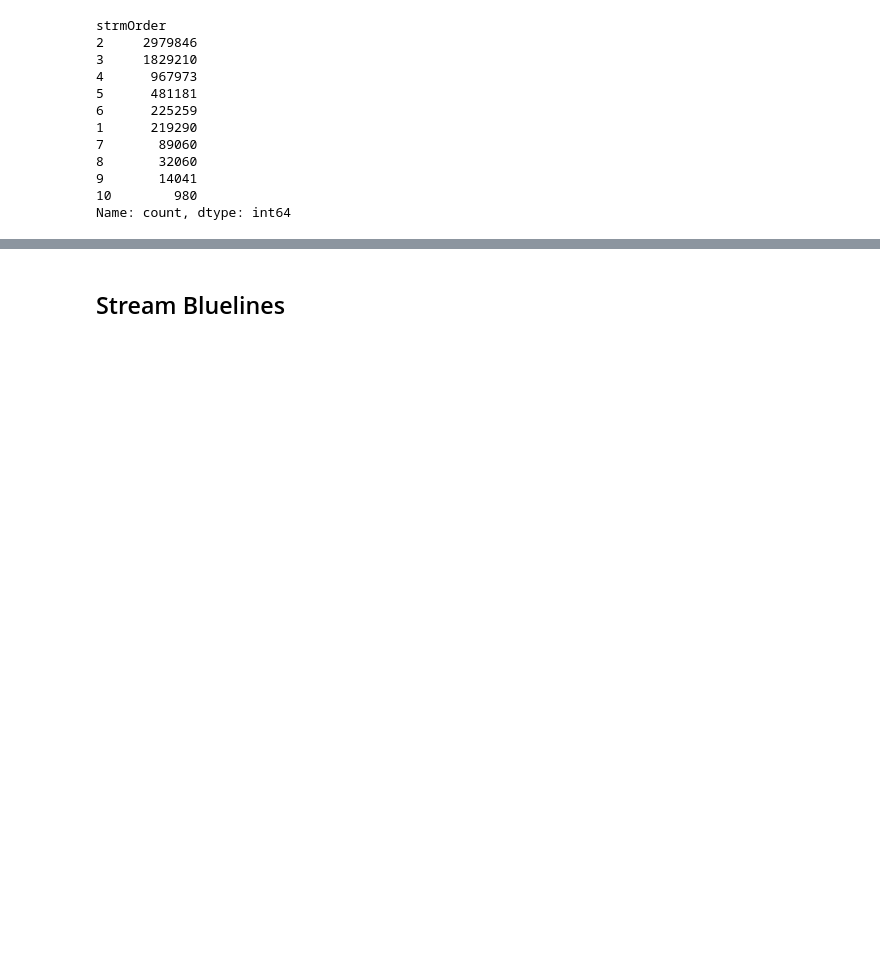
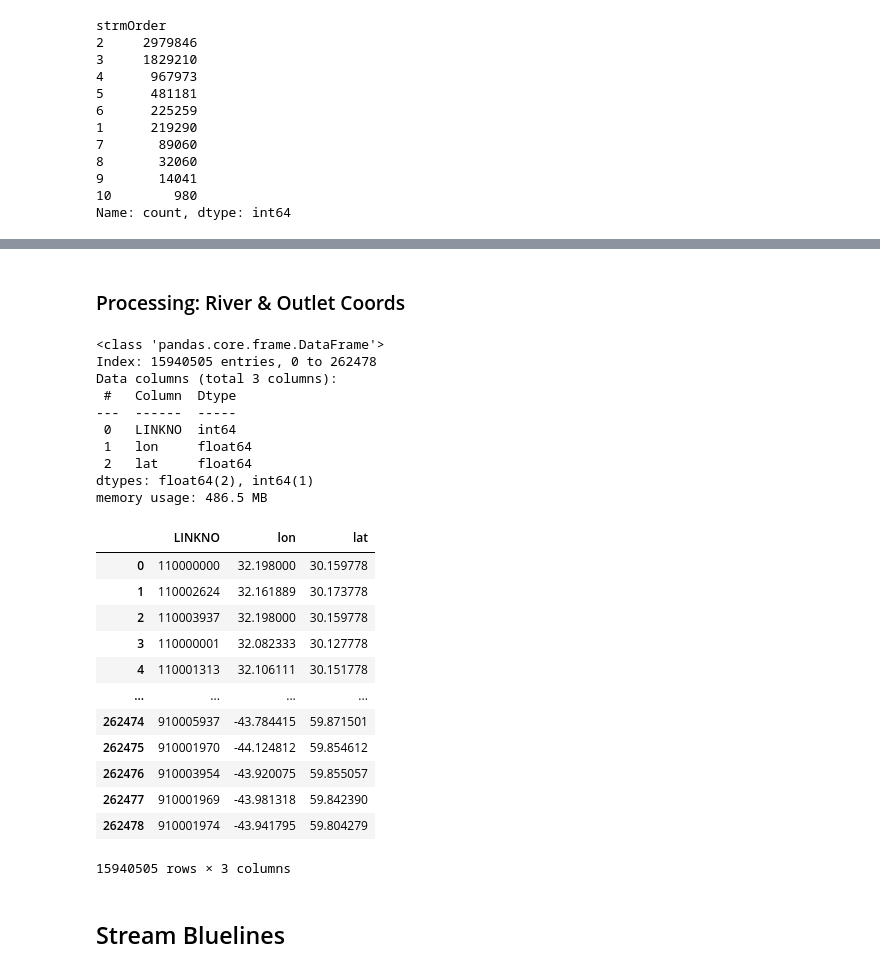
Before and after one commit to WikiWatershed/global-hydrography, a Jupyter notebook: sandbox/explore_data_sources.ipynb, the cells around one changed output, grey strips where cells are left out. Cells and saved outputs as stored; diff of their text form; code cells hidden in the pictures; blank space fills up the shorter version.

```diff
--- a/sandbox/explore_data_sources.ipynb
+++ b/sandbox/explore_data_sources.ipynb
@@ -743,3 +856,35 @@ Name: count, dtype: int64
+# %% [markdown]
+### Processing: River & Outlet Coords
+# %%
+river_outlet_coords_df = pd.read_parquet(
+    data_dir / 'geoglows-v2/tdxhydro-processing/tdxhydro-river-outlet-coords.parquet',
+)
+river_outlet_coords_df.info()
+river_outlet_coords_df
+# %% [output]
+<class 'pandas.core.frame.DataFrame'>
+Index: 15940505 entries, 0 to 262478
+Data columns (total 3 columns):
+ #   Column  Dtype
+---  ------  -----
+ 0   LINKNO  int64
+ 1   lon     float64
+ 2   lat     float64
+dtypes: float64(2), int64(1)
+memory usage: 486.5 MB
+|  | LINKNO | lon | lat |
+| 0 | 110000000 | 32.198000 | 30.159778 |
+| 1 | 110002624 | 32.161889 | 30.173778 |
+| 2 | 110003937 | 32.198000 | 30.159778 |
+| 3 | 110000001 | 32.082333 | 30.127778 |
+| 4 | 110001313 | 32.106111 | 30.151778 |
+| ... | ... | ... | ... |
+| 262474 | 910005937 | -43.784415 | 59.871501 |
+| 262475 | 910001970 | -44.124812 | 59.854612 |
+| 262476 | 910003954 | -43.920075 | 59.855057 |
+| 262477 | 910001969 | -43.981318 | 59.842390 |
+| 262478 | 910001974 | -43.941795 | 59.804279 |
+15940505 rows × 3 columns
 # %% [markdown]
 ## Stream Bluelines
 # %%
```
Also changed, not shown: parts of 13 cells of this notebook, 3 other files.
